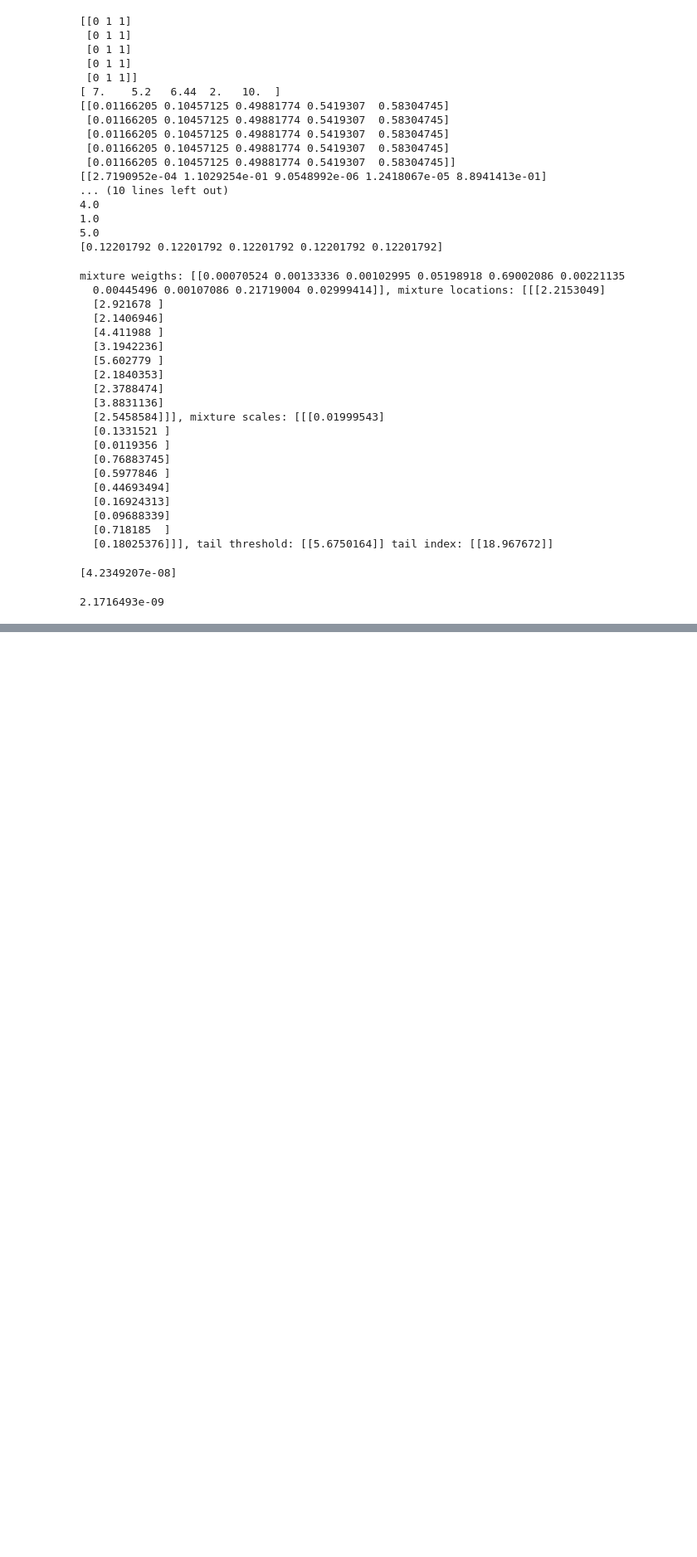
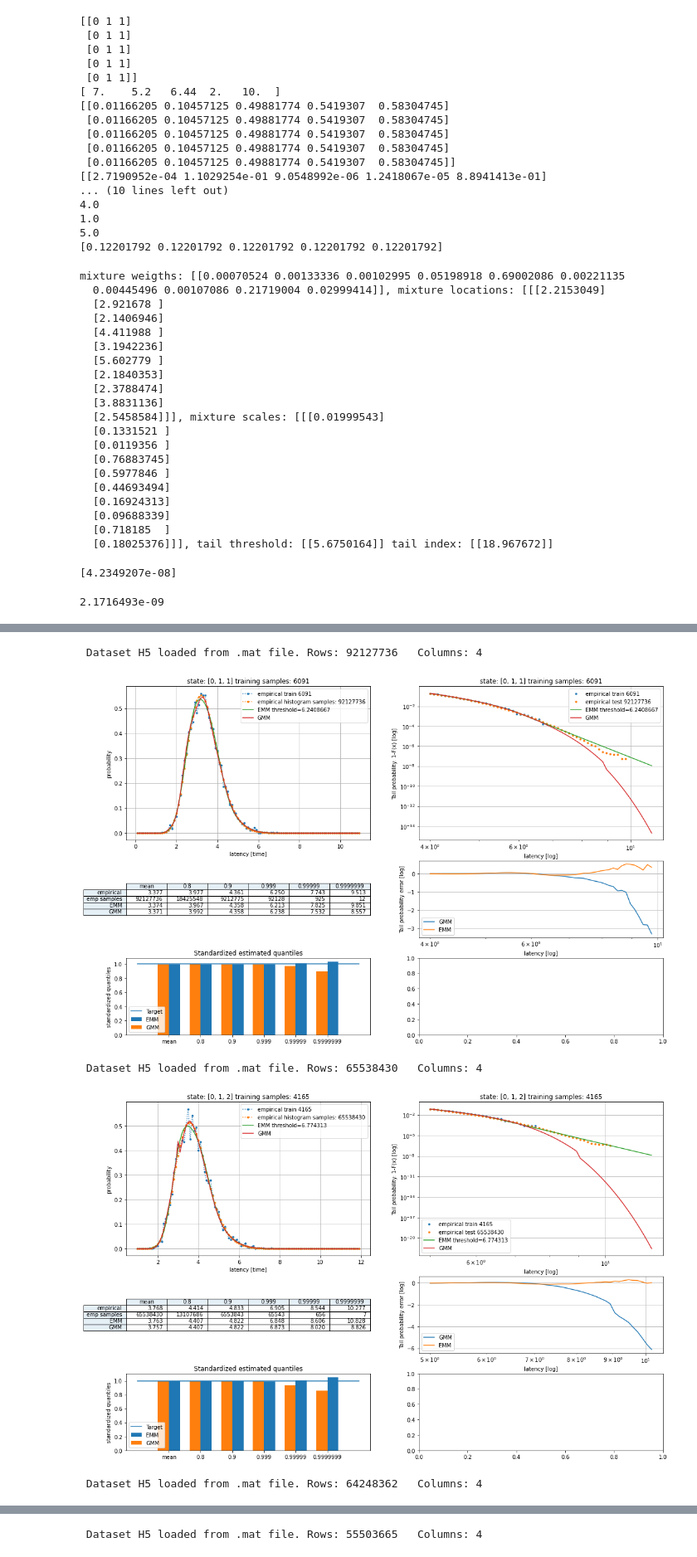
Before and after one commit to samiemostafavi/conditional-density-estimation, a Jupyter notebook: experiments/models/GMM/MixtureExtremeValue.ipynb, the cells around one changed output, grey strips where cells are left out. Shown at 83% size. Drawn from its saved outputs; the diff is of its cells as text; code cells hidden in the pictures; blank space fills up the shorter version.

```diff
--- a/experiments/models/GMM/MixtureExtremeValue.ipynb
+++ b/experiments/models/GMM/MixtureExtremeValue.ipynb
@@ -546,0 +444,11 @@ TypeError: object of type 'NoneType' has no len()
+# %%
+analyze_conditioned(model=model,gmm_model=gmm_model,train_data=train_data,cond_state=[0,1,1],file_addr='../../data/cond_records_[0_1_1]_92M.mat',quantiles=[0.8,1-1e-1,1-1e-3,1-1e-5,1-1e-7])
+analyze_conditioned(model=model,gmm_model=gmm_model,train_data=train_data,cond_state=[0,1,2],file_addr='../../data/cond_records_[0_1_2]_92M.mat',quantiles=[0.8,1-1e-1,1-1e-3,1-1e-5,1-1e-7])
+analyze_conditioned(model=model,gmm_model=gmm_model,train_data=train_data,cond_state=[0,2,1],file_addr='../../data/cond_records_[0_2_1]_92M.mat',quantiles=[0.8,1-1e-1,1-1e-3,1-1e-5,1-1e-7])
+analyze_conditioned(model=model,gmm_model=gmm_model,train_data=train_data,cond_state=[1,1,1],file_addr='../../data/cond_records_[1_1_1]_92M.mat',quantiles=[0.8,1-1e-1,1-1e-3,1-1e-5,1-1e-7])
+# %% [output]
+ Dataset H5 loaded from .mat file. Rows: 92127736   Columns: 4
+[figure, added]
+ Dataset H5 loaded from .mat file. Rows: 65538430   Columns: 4
+[figure, added]
+ Dataset H5 loaded from .mat file. Rows: 64248362   Columns: 4
@@ -546,0 +456 @@ TypeError: object of type 'NoneType' has no len()
+ Dataset H5 loaded from .mat file. Rows: 55503665   Columns: 4
```
Also changed, not shown: parts of 25 cells of this notebook, 20 other files.
